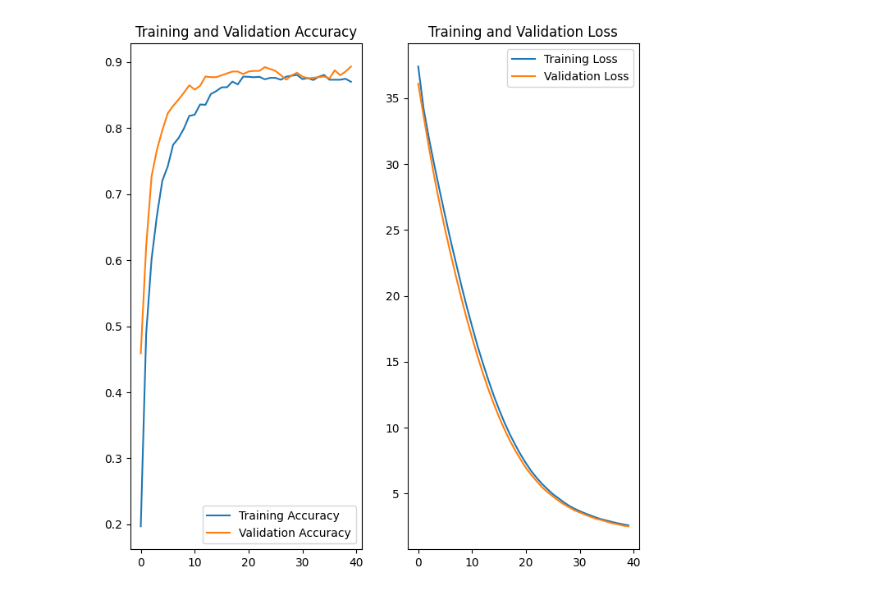
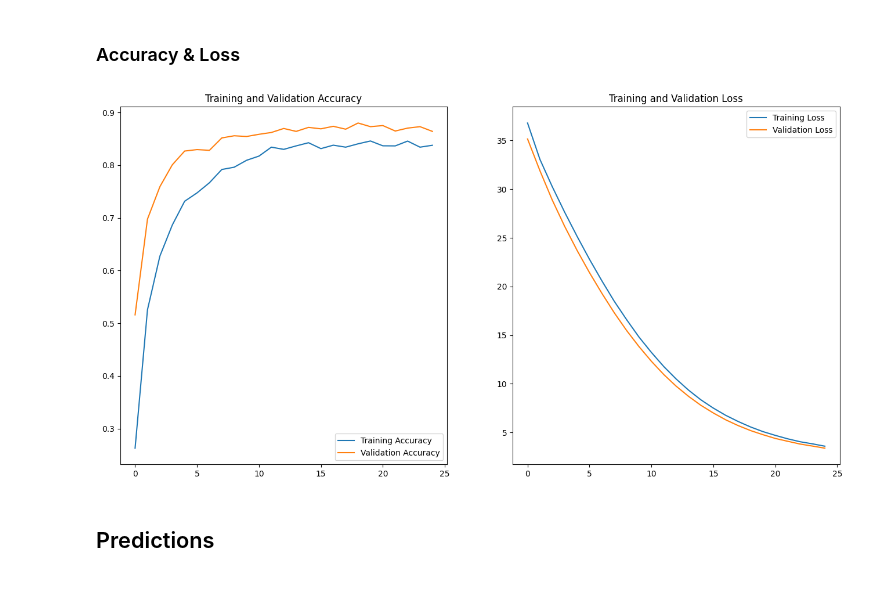
Before and after one commit to leonardo-reginato/cryptovision, a Jupyter notebook: notebooks/new_training.ipynb, the cells around one changed output. Cells and saved outputs as stored; diff of their text form; code cells hidden in the pictures.

```diff
--- a/notebooks/new_training.ipynb
+++ b/notebooks/new_training.ipynb
@@ -90,4 +95,5 @@ data_augmentation = tf.keras.Sequential([
 # %%
+# Base model for EfficientNetV2
 base_model = tf.keras.applications.efficientnet_v2.EfficientNetV2B0(
     include_top=False,
     weights='imagenet',
@@ -95,43 +101,34 @@ base_model = tf.keras.applications.efficientnet_v2.EfficientNetV2B0(
     input_shape=(224, 224, 3)
 )
 
+#Nontrainable layers
 base_model.trainable = False
 
-#for layer in base_model.layers[:-10]:
-#        layer.trainable = False
-
+# Inputs
 inputs = tf.keras.Input(shape=(224, 224, 3))
 
-global_average_layer = tf.keras.layers.GlobalAveragePooling2D()
-
+# Layers Configuration
 x = data_augmentation(inputs)
 x = preprocess_input(x)
 x = base_model(x, training=True)
-#x = global_average_layer(x)
 x = tf.keras.layers.Dropout(0.2)(x)
-
-#input_model = base_model.input
-#x = base_model.output
-
 x = tf.keras.layers.Dense(
     1024,
     activation="relu",
     kernel_regularizer=l1_l2(l1=0.001, l2=0.001),
 )(x)
-
 x = tf.keras.layers.BatchNormalization()(x)
 x = tf.keras.layers.Dropout(0.2)(x)
 
-output = tf.keras.layers.Dense(
-    len(class_names), activation="softmax"
-)(x)
+# Output layers
+output_species = tf.keras.layers.Dense(len(class_names), activation="softmax")(x)
 
-model = tf.keras.models.Model(inputs=inputs, outputs=output)
+# Final Model Setup
+model = tf.keras.models.Model(inputs=inputs, outputs=[output_species])
 
-optimizer = tf.keras.optimizers.Adam(learning_rate=0.0001)
-
+# Compile
 model.compile(
-    optimizer=optimizer,
+    optimizer=tf.keras.optimizers.Adam(learning_rate=0.0001),
     loss="categorical_crossentropy",
     metrics=['accuracy','AUC', 'Precision', 'Recall'],
 )
@@ -210,24 +195,26 @@ Epoch 8/25
+# %% [markdown]
+### Accuracy & Loss
 # %%
 acc = history.history['accuracy']
 val_acc = history.history['val_accuracy']
 
 loss = history.history['loss']
 val_loss = history.history['val_loss']
 
 epochs_range = range(epochs)
 
-plt.figure(figsize=(8, 8))
+plt.figure(figsize=(16, 8))
 plt.subplot(1, 2, 1)
 plt.plot(epochs_range, acc, label='Training Accuracy')
 plt.plot(epochs_range, val_acc, label='Validation Accuracy')
 plt.legend(loc='lower right')
 plt.title('Training and Validation Accuracy')
 
 plt.subplot(1, 2, 2)
 plt.plot(epochs_range, loss, label='Training Loss')
 plt.plot(epochs_range, val_loss, label='Validation Loss')
 plt.legend(loc='upper right')
 plt.title('Training and Validation Loss')
 plt.show()
 # %% [output]
-[figure, old version]
+[figure, new version]
@@ -235,0 +221,2 @@ model.save("model.keras")
+# %% [markdown]
+## Predictions
```
Also changed, not shown: parts of 27 cells of this notebook.
